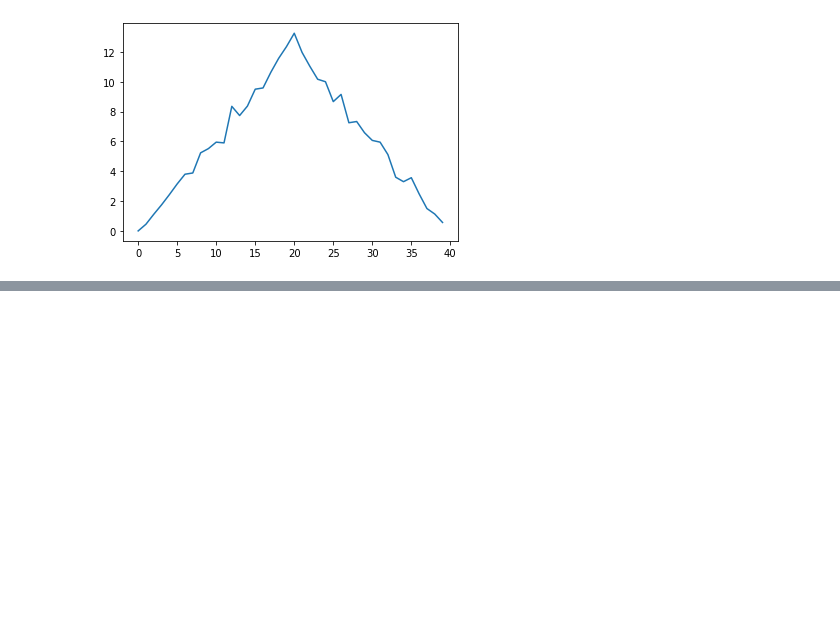
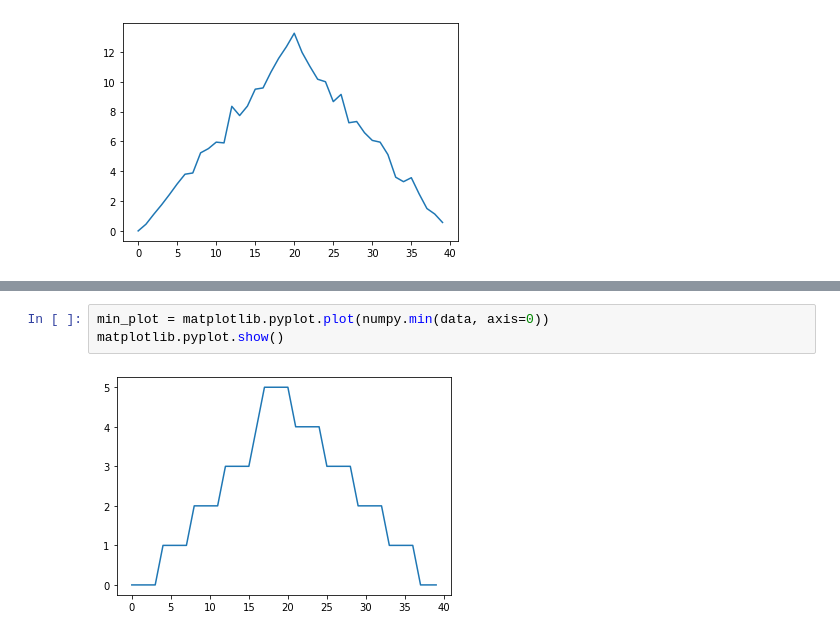
Before and after one commit to AlvinTang1/Python-Intro, a Jupyter notebook: .ipynb, the cells around one changed output, grey strips where cells are left out. Drawn from its saved outputs; the diff is of its cells as text; blank space fills up the shorter version.

```diff
--- a/.ipynb
+++ b/.ipynb
@@ -300,0 +306,5 @@ matplotlib.pyplot.show()
+# %%
+min_plot = matplotlib.pyplot.plot(numpy.min(data, axis=0))
+matplotlib.pyplot.show()
+# %% [output]
+[figure, added]
```
Also changed, not shown: parts of 1 cell of this notebook.
